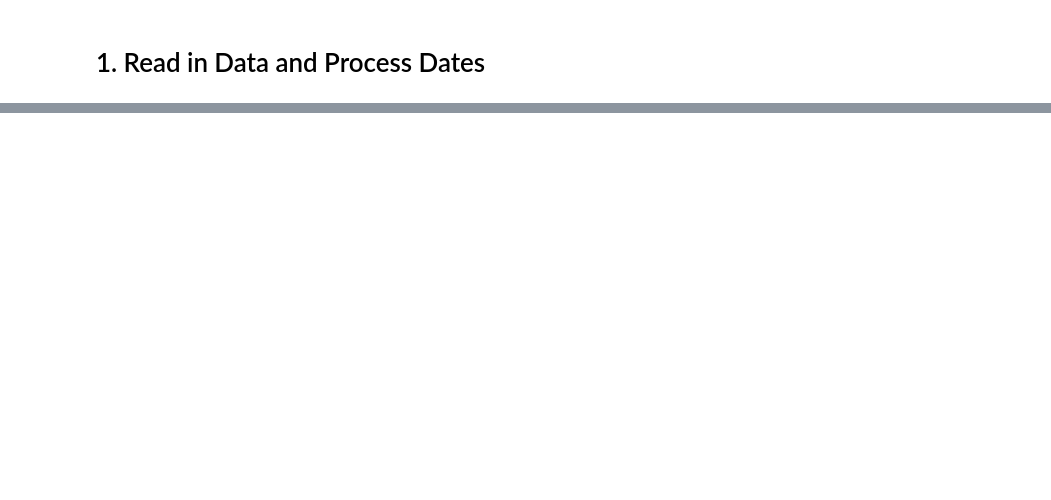
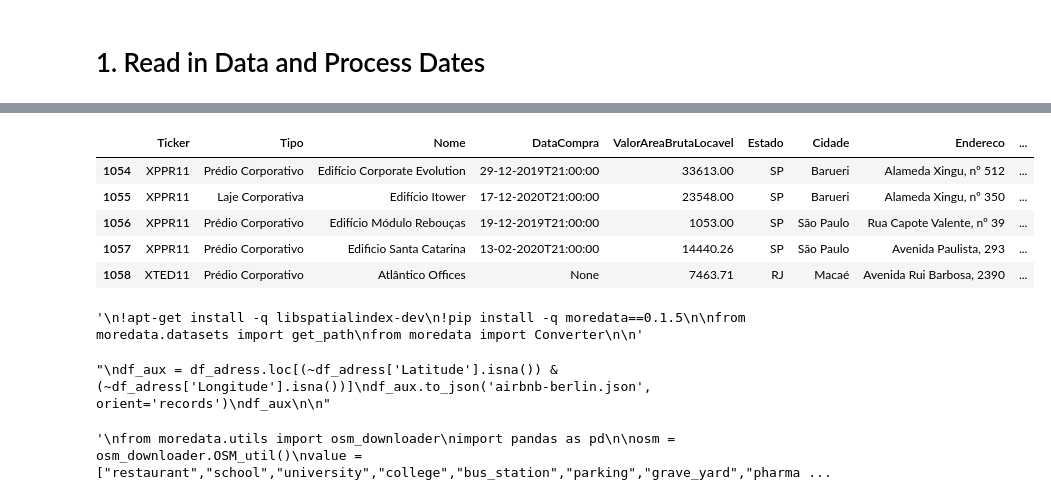
Before and after one commit to HpDiniz/An-lise-Financeira, a Jupyter notebook: Projeto_de_Pesquisa_Mestrado.ipynb, the cells around one changed output, grey strips where cells are left out. Cells and saved outputs as stored; diff of their text form; code cells hidden in the pictures; blank space fills up the shorter version.

```diff
--- a/Projeto_de_Pesquisa_Mestrado.ipynb
+++ b/Projeto_de_Pesquisa_Mestrado.ipynb
@@ -456,5 +112,0 @@ def run_crawler(years):
-# %%
-# df_funds, df_history, df_adress = run_crawler()
-df_funds, df_history = run_crawler(3)
-#df_funds
-#print(df_history)
@@ -526,0 +113,13 @@ IndexError: ignored
+# %%
+first_day = pd.to_datetime('today').replace(day=1,hour=0,minute=0,second=0,microsecond=0)
+this_month = (first_day).strftime("%Y-%m")
+last_month = (first_day - relativedelta(months=1)).strftime("%Y-%m")
+
+headers = {
+    'User-Agent':
+        'Mozilla/5.0 (Macintosh; Intel Mac OS X 10_11_4) AppleWebKit/537.36'
+        ' (KHTML, like Gecko) Chrome/51.0.2704.103 Safari/537.36'
+}
+
+from sqlalchemy import create_engine
+engine = create_engine('postgresql://wzmywfei:yU9UYTEgfnTRQVkBF_oBcSCwLJtzmd5r@kesavan.db.elephantsql.com/wzmywfei', echo=False)
@@ -526,0 +453,48 @@ IndexError: ignored
+# %%
+df_adress.tail()
+# %% [output]
+|  | Ticker | Tipo | Nome | DataCompra | ValorAreaBrutaLocavel | Estado | Cidade | Endereco | ... |
+| 1054 | XPPR11 | Prédio Corporativo | Edifício Corporate Evolution | 29-12-2019T21:00:00 | 33613.00 | SP | Barueri | Alameda Xingu, nº 512 | ... |
+| 1055 | XPPR11 | Laje Corporativa | Edifício Itower | 17-12-2020T21:00:00 | 23548.00 | SP | Barueri | Alameda Xingu, nº 350 | ... |
+| 1056 | XPPR11 | Prédio Corporativo | Edifício Módulo Rebouças | 19-12-2019T21:00:00 | 1053.00 | SP | São Paulo | Rua Capote Valente, nº 39 | ... |
+| 1057 | XPPR11 | Prédio Corporativo | Edificio Santa Catarina | 13-02-2020T21:00:00 | 14440.26 | SP | São Paulo | Avenida Paulista, 293 | ... |
+| 1058 | XTED11 | Prédio Corporativo | Atlântico Offices | None | 7463.71 | RJ | Macaé | Avenida Rui Barbosa, 2390 | ... |
+# %%
+'''
+!apt-get install -q libspatialindex-dev
+!pip install -q moredata==0.1.5
+
+from moredata.datasets import get_path
+from moredata import Converter
+
+'''
+# %% [output]
+'\n!apt-get install -q libspatialindex-dev\n!pip install -q moredata==0.1.5\n\nfrom moredata.datasets import get_path\nfrom moredata import Converter\n\n'
+# %%
+'''
+df_aux = df_adress.loc[(~df_adress['Latitude'].isna()) & (~df_adress['Longitude'].isna())]
+df_aux.to_json('airbnb-berlin.json', orient='records')
+df_aux
+
+'''
+# %% [output]
+"\ndf_aux = df_adress.loc[(~df_adress['Latitude'].isna()) & (~df_adress['Longitude'].isna())]\ndf_aux.to_json('airbnb-berlin.json', orient='records')\ndf_aux\n\n"
+# %%
+'''
+from moredata.utils import osm_downloader
+import pandas as pd
+
+osm = osm_downloader.OSM_util()
+value = ["restaurant","school","university","college","bus_station","parking","grave_yard","pharmacy", "industrial", "commercial", "supermarket"]
+key = ["amenity","amenity","amenity","amenity","amenity","amenity", "amenity", "amenity", "building", "building", "building"]
+
+#value = ["restaurant","school","university","college","bus_station"]
+#key = ["amenity","amenity","amenity","amenity","amenity"]
+
+for key, value in zip(key,value):
+  place = osm.get_places("Brazil, BR", key, value)
+  place.to_csv(f"{key}-{value}.csv.gz", compression='gzip')
+
+'''
+# %% [output]
+'\nfrom moredata.utils import osm_downloader\nimport pandas as pd\n\nosm = osm_downloader.OSM_util()\nvalue = ["restaurant","school","university","college","bus_station","parking","grave_yard","pharma ...
```
Also changed, not shown: parts of 50 cells of this notebook.
